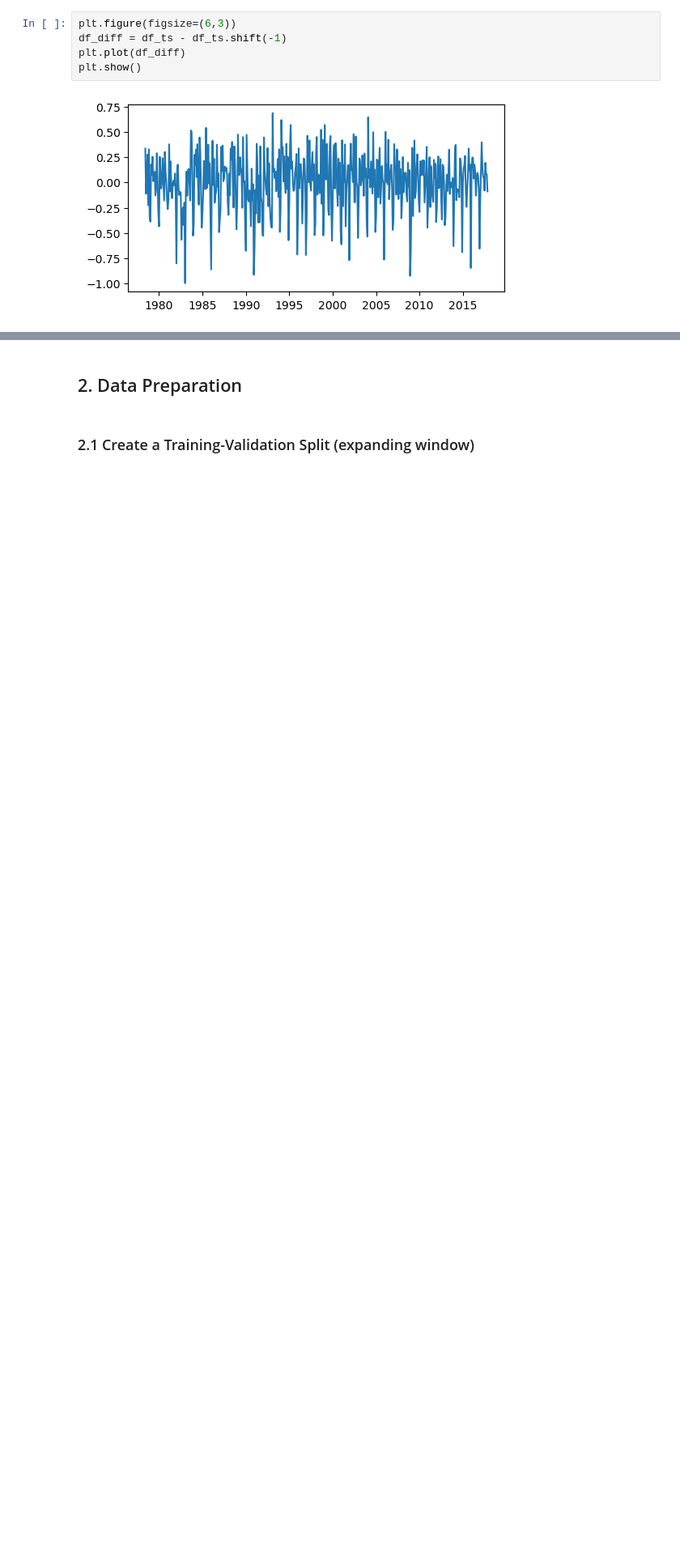
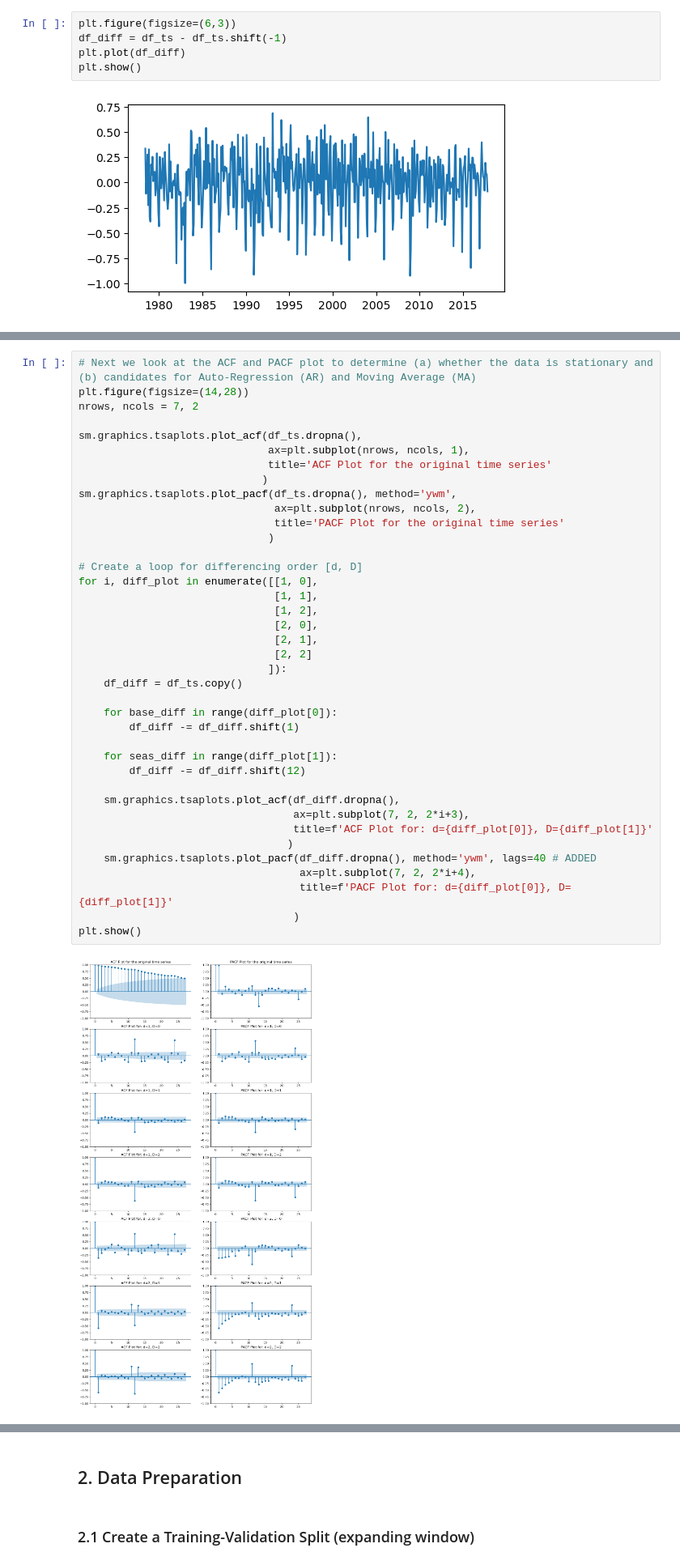
Before and after one commit to DamianChimes/QBUS6840-Predictive-Analytics, a Jupyter notebook: Exploratory Analysis.ipynb, the cells around one changed output, grey strips where cells are left out. Shown at 81% size. Drawn from its saved outputs; the diff is of its cells as text; blank space fills up the shorter version.

```diff
--- a/Exploratory Analysis.ipynb
+++ b/Exploratory Analysis.ipynb
@@ -145,0 +178,41 @@ Name: Underemployment Rate, Length: 475, dtype: float64
+# %%
+# Next we look at the ACF and PACF plot to determine (a) whether the data is stationary and (b) candidates for Auto-Regression (AR) and Moving Average (MA)
+plt.figure(figsize=(14,28))
+nrows, ncols = 7, 2
+
+sm.graphics.tsaplots.plot_acf(df_ts.dropna(),
+                              ax=plt.subplot(nrows, ncols, 1),
+                              title='ACF Plot for the original time series'
+                             )
+sm.graphics.tsaplots.plot_pacf(df_ts.dropna(), method='ywm',
+                               ax=plt.subplot(nrows, ncols, 2),
+                               title='PACF Plot for the original time series'
+                              )
+
+# Create a loop for differencing order [d, D]
+for i, diff_plot in enumerate([[1, 0],
+                               [1, 1],
+                               [1, 2],
+                               [2, 0],
+                               [2, 1],
+                               [2, 2]
+                              ]):
+    df_diff = df_ts.copy()
+
+    for base_diff in range(diff_plot[0]):
+        df_diff -= df_diff.shift(1)
+
+    for seas_diff in range(diff_plot[1]):
+        df_diff -= df_diff.shift(12)
+
+    sm.graphics.tsaplots.plot_acf(df_diff.dropna(),
+                                  ax=plt.subplot(7, 2, 2*i+3),
+                                  title=f'ACF Plot for: d={diff_plot[0]}, D={diff_plot[1]}'
+                                 )
+    sm.graphics.tsaplots.plot_pacf(df_diff.dropna(), method='ywm', lags=40 # ADDED
+                                   ax=plt.subplot(7, 2, 2*i+4),
+                                   title=f'PACF Plot for: d={diff_plot[0]}, D={diff_plot[1]}'
+                                  )
+plt.show()
+# %% [output]
+[figure, added]
```
Also changed, not shown: parts of 29 cells of this notebook, 1 other file.
